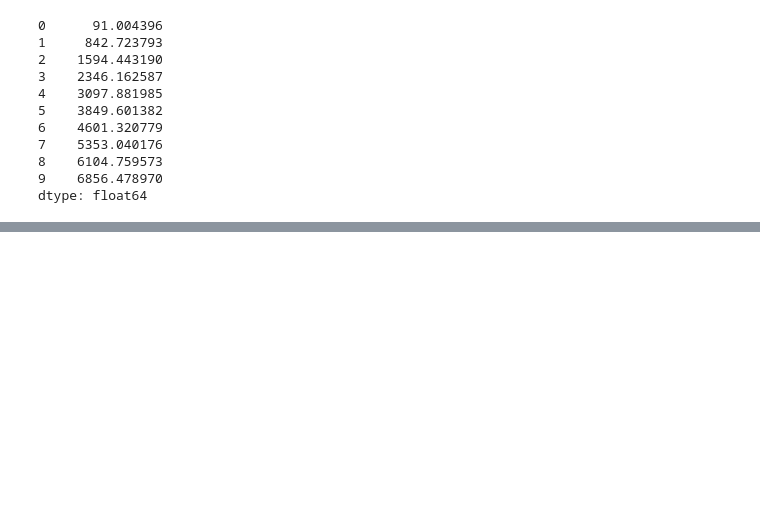
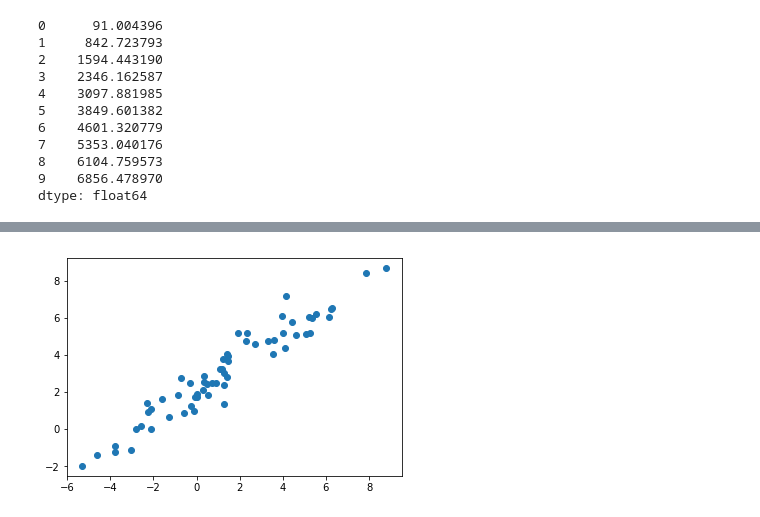
Before and after one commit to giacman/DataScienceAnalyticsPython, a Jupyter notebook: notebooks/02-regression.ipynb, the cells around one changed output, grey strips where cells are left out. Cells and saved outputs as stored; diff of their text form; code cells hidden in the pictures; blank space fills up the shorter version.

```diff
--- a/notebooks/02-regression.ipynb
+++ b/notebooks/02-regression.ipynb
@@ -105,0 +113,2 @@ dtype: float64
+# %%
+mammals = pd.read_csv('../data/mammals.csv')
@@ -105,0 +157,9 @@ dtype: float64
+# %%
+mammals['log_body'] = log(mammals['body'])
+# %%
+mammals['log_brain'] = log(mammals['brain'])
+# %%
+plt.scatter(mammals['log_body'],mammals['log_brain'])
+plt.show()
+# %% [output]
+[figure, added]
```
Also changed, not shown: parts of 24 cells of this notebook.
